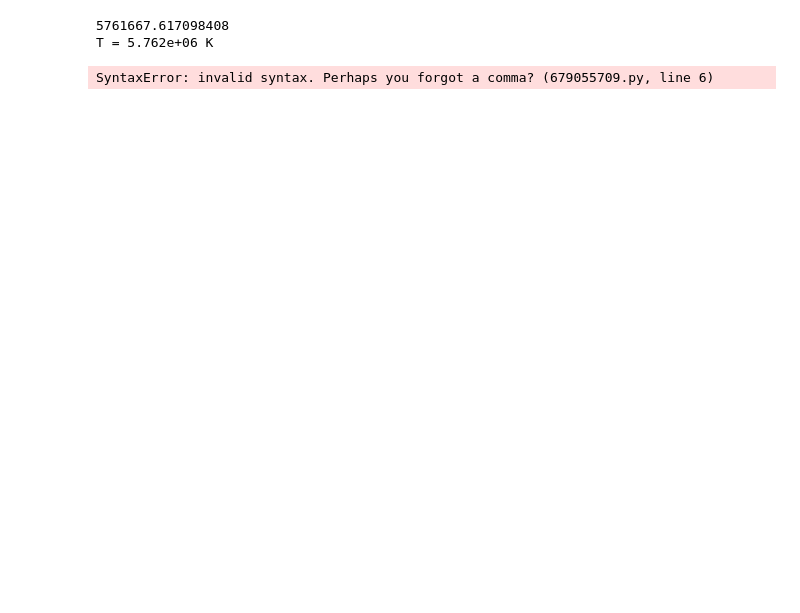
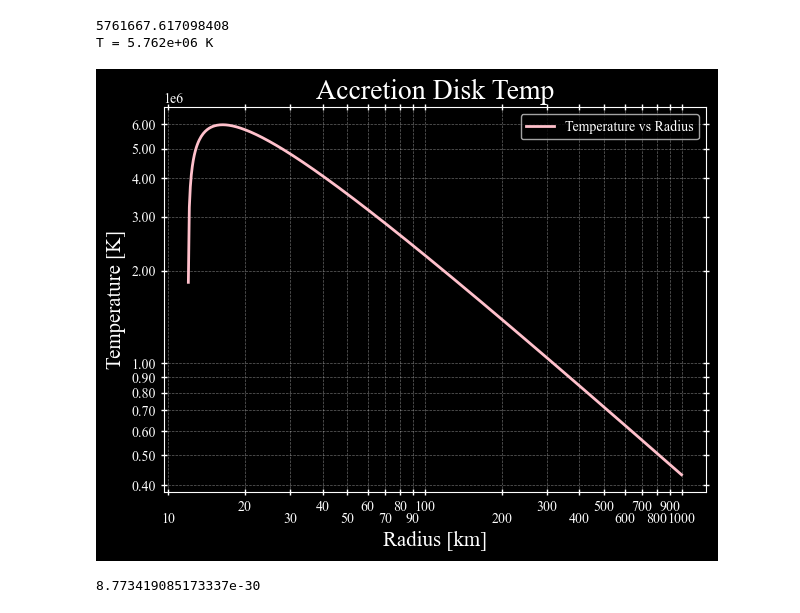
Before and after one commit to milanajberhe/Magnetars_Infrared, a Jupyter notebook: initial_disk_model.ipynb, the cells around one changed output. Drawn from its saved outputs; the diff is of its cells as text; code cells hidden in the pictures; blank space fills up the shorter version.

Commit message:
Initial accretion disk model

```diff
--- a/initial_disk_model.ipynb
+++ b/initial_disk_model.ipynb
@@ -8,6 +8,10 @@ from scipy.constants import G, c, h, k, sigma
 # G = gravitational constant, c = speed of light, h = Plank constant, k = Boltzmann constant, sigma = Stefan-Boltzmann constant
 
 M_sun = 1.98847e30   # kg
+
+import matplotlib.ticker as ticker
+from scipy.interpolate import interp1d
+plt.rcParams["font.family"] = "Times New Roman" #font
 # %%
 def disk_temp(R, M, Mdot, R_in):
     term = (3 * G * M * Mdot) / (8 * np.pi * R**3 * sigma)
@@ -36,24 +40,47 @@ T = 5.762e+06 K
 # %%
 # plotting the temp based on R
 
 #random radii
 R_values = np.logspace(
     np.log10(R_in * 1.001),
-    np.log10(R_out)
+    np.log10(R_out),
     500
 )
 
-T_Values = disk_temp(R_values, M, Mdot, R_in)
+T_values = disk_temp(R_values, M, Mdot, R_in)
 
 #plotting time
 
 plt.figure(figsize=(7, 5))
-plt.loglog(R_values / 1000, T_values)
+plt.loglog(R_values / 1000, T_values, label = "Temperature vs Radius", linewidth = 2, color = "pink") #legend
 
-plt.xlabel("Radius [km]")
-plt.ylabel("Temperature [K]")
-plt.title("Accretion Disk Temp")
+
+plt.xlabel("Radius [km]", fontsize = 15)
+plt.ylabel("Temperature [K]", fontsize = 15)
+plt.title("Accretion Disk Temp", fontsize = 20)
+plt.legend()
+plt.minorticks_on()
+
+#tick stuff
+plt.grid(True, which = "both", ls = "--", lw = 0.5, alpha = 0.4)
+plt.tick_params(axis = "both", which = "both", top = True, right = True, direction = "inout" , length = 3, width = 1, size = 4)
+
+ax = plt.gca()
+ax.xaxis.set_major_locator(ticker.LogLocator(base = 10, subs = np.arange(1.0, 10.0) * 0.1, numticks = 3))
+ax.yaxis.set_major_locator(ticker.LogLocator(base = 10, subs = np.arange(1.0, 10.0) * 0.1, numticks = 3))
+ax.xaxis.set_major_formatter(ticker.ScalarFormatter())
+ax.yaxis.set_major_formatter(ticker.ScalarFormatter())
+
+plt.ticklabel_format(axis = "both", style = "sci")
+#end of tick stuff
+
+plt.gcf().canvas.draw()
+for i, j in enumerate(ax.xaxis.get_ticklabels()):
+    if i % 2 != 0:
+        j.set_y(j.get_position()[1] - 0.03)
+
+# makes the ticks alternate
 
 plt.show()
 # %% [output]
-SyntaxError: invalid syntax. Perhaps you forgot a comma? (679055709.py, line 6)
+[figure, added]
@@ -59,0 +126,30 @@ SyntaxError: invalid syntax. Perhaps you forgot a comma? (679055709.py, line 6)
+# %%
+#testing the flux fn
+
+M = 1.4 * M_sun
+Mdot = 1e14
+
+R_in = 12e3
+R_out = 1000e3
+
+inclination = np.radians(45)
+
+pc = 3.085677581e16
+kpc = 1000 * pc
+D = 5 * kpc
+nu = 1e17   # Hz
+
+F_nu = disk_flux_nu(
+    nu,
+    M,
+    Mdot,
+    R_in,
+    R_out,
+    inclination,
+    D)
+
+print(F_nu)
+
+# yay it works!
+# %% [output]
+8.773419085173337e-30
```
Also changed, not shown: parts of 7 cells of this notebook.
